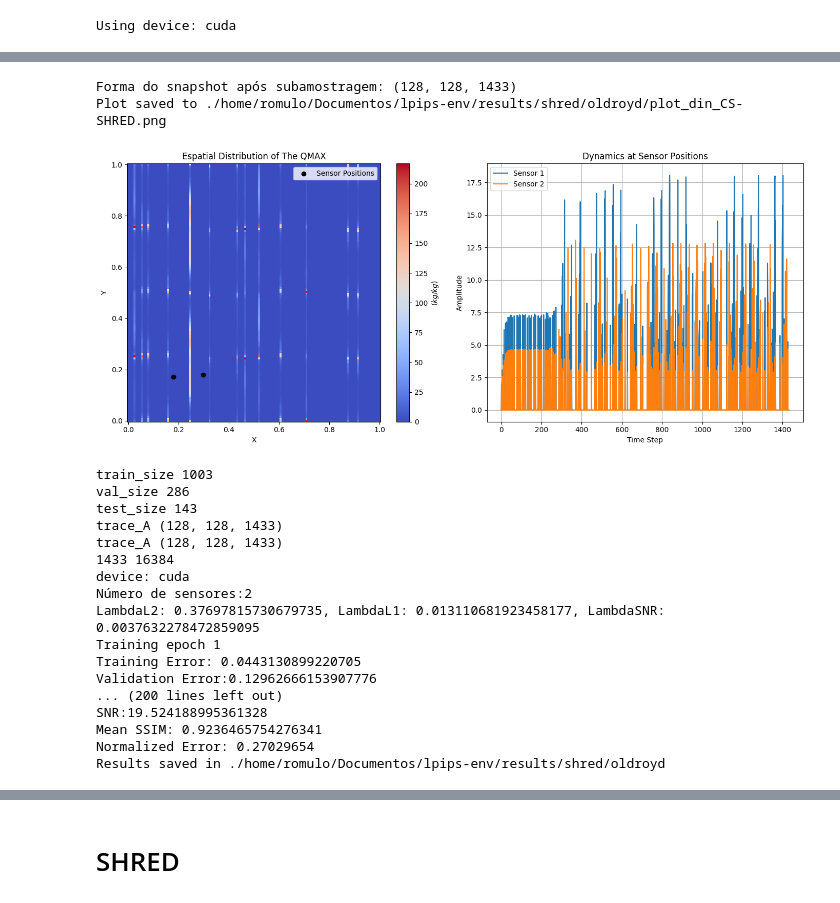
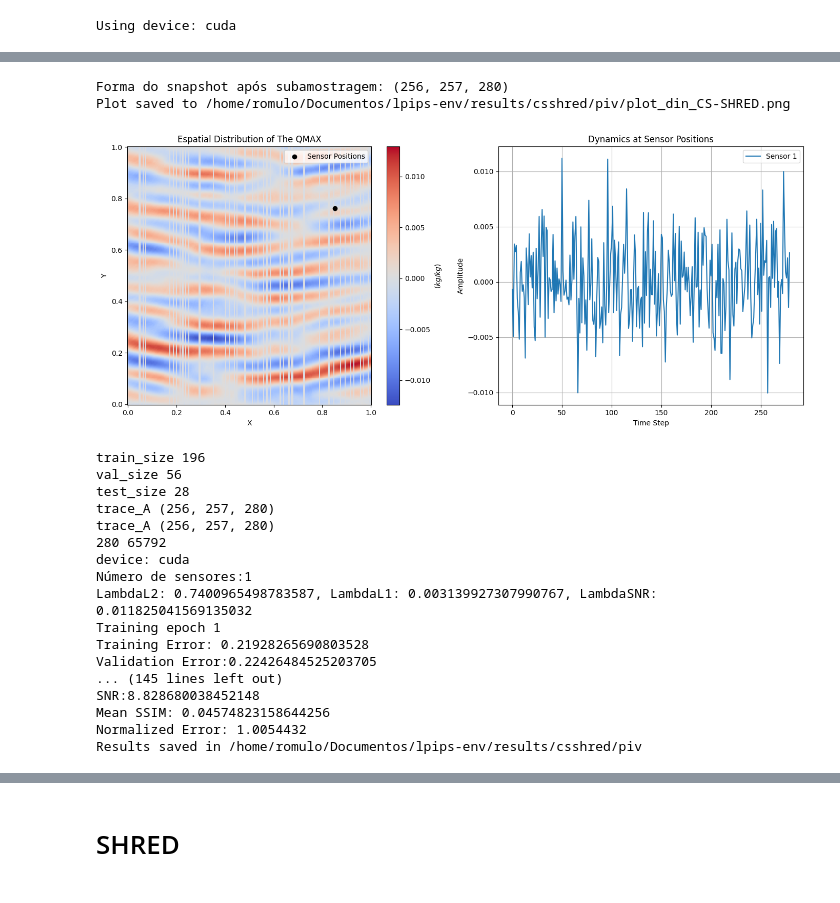
Before and after one commit to romulobrito/cs-shred, a Jupyter notebook: oldroyd.ipynb, the cells around one changed output, grey strips where cells are left out. Cells and saved outputs as stored; diff of their text form; code cells hidden in the pictures.

Commit message:
adiciona novos resultados dado TURB

```diff
--- a/oldroyd.ipynb
+++ b/oldroyd.ipynb
@@ -17,20 +17,21 @@ from processdata import TimeSeriesDataset
 # Caminho do arquivo .npy
 # npy_file_path = r"/home/romulo/Downloads/prmsl_data.npy"
 # npy_file_path = r"/home/romulo/Downloads/qmax.2m.1836_data_mavg.npy"
-npy_file_path = r"/home/romulo/migoogledrive/shred-jan/pyshred/Data/16_roll7_Re1_Wi3.5_beta0.6666/fields.npy"
+# npy_file_path = r"/home/romulo/migoogledrive/shred-jan/pyshred/Data/16_roll7_Re1_Wi3.5_beta0.6666/fields.npy"
+npy_file_path = r'/home/romulo/Documentos/lpips-env/data/u_total.npy'
 
-save_path = r'./home/romulo/Documentos/lpips-env/results/cshred/oldroyd_test/csshred'
+save_path = r'/home/romulo/Documentos/lpips-env/results/csshred/piv'
+# save_path = r'/home/romulo/Documentos/lpips-env/results/csshred/oldroyd_test'
 
 # Verifica a disponibilidade de GPU
 device = "cuda" if torch.cuda.is_available() else "cpu"
 print(f"Using device: {device}")
 
-# Função para carregar dados de um arquivo .npy
 def load_data(npy_file_path, time_slice):
     data_array = data = np.load(
     npy_file_path,allow_pickle=True
     )
-    data_array = data_array.item()["trace_A"]
+    # data_array = data_array.item()["trace_A"]
     data_array = data_array[:,:,time_slice:]
     data_array = np.transpose(data_array, (2,0,1))
     print("Loaded data dimensions:", data_array.shape)
@@ -521,7 +579,7 @@ model_type = "CS-SHRED"
 # lags= 24
 
 # hidden_size= 256
-# hidden_layers= 1
+# hidden_layers= 3
 # batch_size= 512
 # lr= 0.00037706714496823075
 # lambL2= 0.37697815730679735
@@ -529,9 +587,23 @@ model_type = "CS-SHRED"
 # lambdaSNR= 0.0037632278472859095
 # l1= 500
 # l2= 600
-# lags= 24
-# num_sensors = 2 #5
+# lags= 52
+# num_sensors = 1 #5
 # num_epochs = 2000
+
+# Parâmetros de treinamento  CS-SHRED oldroyd old
+hidden_size=256
+hidden_layers=2
+batch_size=512
+lr=0.005063016934642184
+lambL2=0.7400965498783587
+lambL1=0.003139927307990767
+lambdaSNR=0.011825041569135032
+l1=300
+l2=400
+lags=10
+num_sensors=1
+num_epochs=1497
 
 
 # Parâmetros de treinamento  SHRED oldroyd
@@ -642,53 +714,53 @@ if model_type == 'CS-SHRED':
         if model == 'SHRED':
             np.save(os.path.join(directory, "validation_errors.npy"), validation_errors)
         else:
             np.save(os.path.join(directory, "train_error.npy"), train_error)
             np.save(os.path.join(directory, "validation_errors.npy"), validation_errors)
 
         print(f"Results saved in {directory}")
 
     save_to_numpy(test_recons, test_ground_truth, matrix, snapshot, sensor_positions_x, sensor_positions_y, train_error, validation_errors, model)
 
 else:
 
     def save_to_numpy(test_recons, test_ground_truth, matrix, snapshot, sensor_positions_x, sensor_positions_y, validation_errors, model, directory=save_path):
         # Verifica se o diretório 'results' existe, senão cria
         if not os.path.exists(directory):
             os.makedirs(directory)
 
         # Salva cada conjunto de dados em um arquivo .npy separado
         np.save(os.path.join(directory, "test_recons.npy"), test_recons)
         np.save(os.path.join(directory, "test_ground_truth.npy"), test_ground_truth)
         np.save(os.path.join(directory, "matrix.npy"), matrix)
         np.save(os.path.join(directory, "snapshot.npy"), snapshot)
         np.save(os.path.join(directory, "sensor_positions_x.npy"), sensor_positions_x)
         np.save(os.path.join(directory, "sensor_positions_y.npy"), sensor_positions_y)
         np.save(os.path.join(directory, "validation_errors.npy"), validation_errors)
 
         print(f"Results saved in {directory}")
 
     save_to_numpy(test_recons, test_ground_truth, matrix, snapshot, sensor_positions_x, sensor_positions_y, validation_errors, model)
 # %% [output]
-Forma do snapshot após subamostragem: (128, 128, 1433)
-Plot saved to ./home/romulo/Documentos/lpips-env/results/shred/oldroyd/plot_din_CS-SHRED.png
+Forma do snapshot após subamostragem: (256, 257, 280)
+Plot saved to /home/romulo/Documentos/lpips-env/results/csshred/piv/plot_din_CS-SHRED.png
-[figure, old version]
+[figure, new version]
-train_size 1003
-val_size 286
-test_size 143
-trace_A (128, 128, 1433)
-trace_A (128, 128, 1433)
-1433 16384
+train_size 196
+val_size 56
+test_size 28
+trace_A (256, 257, 280)
+trace_A (256, 257, 280)
+280 65792
 device: cuda
-Número de sensores:2
-LambdaL2: 0.37697815730679735, LambdaL1: 0.013110681923458177, LambdaSNR: 0.0037632278472859095
+Número de sensores:1
+LambdaL2: 0.7400965498783587, LambdaL1: 0.003139927307990767, LambdaSNR: 0.011825041569135032
 Training epoch 1
-Training Error: 0.0443130899220705
-Validation Error:0.12962666153907776
-... (200 lines left out)
-SNR:19.524188995361328
-Mean SSIM: 0.9236465754276341
-Normalized Error: 0.27029654
-Results saved in ./home/romulo/Documentos/lpips-env/results/shred/oldroyd
+Training Error: 0.21928265690803528
+Validation Error:0.22426484525203705
+... (145 lines left out)
+SNR:8.828680038452148
+Mean SSIM: 0.04574823158644256
+Normalized Error: 1.0054432
+Results saved in /home/romulo/Documentos/lpips-env/results/csshred/piv
 # %%
 import lpips
 
```
Also changed, not shown: parts of 6 cells of this notebook, 10 other files.
